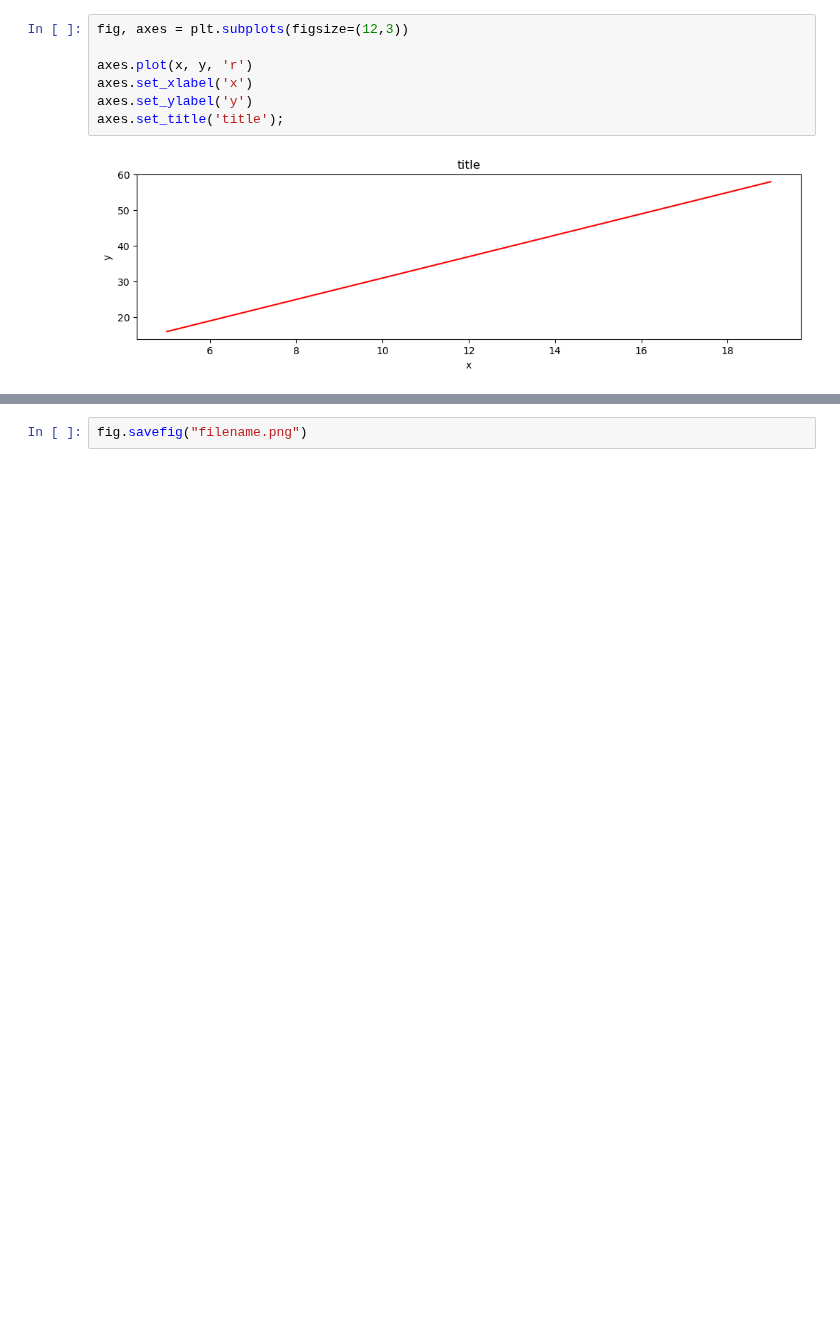
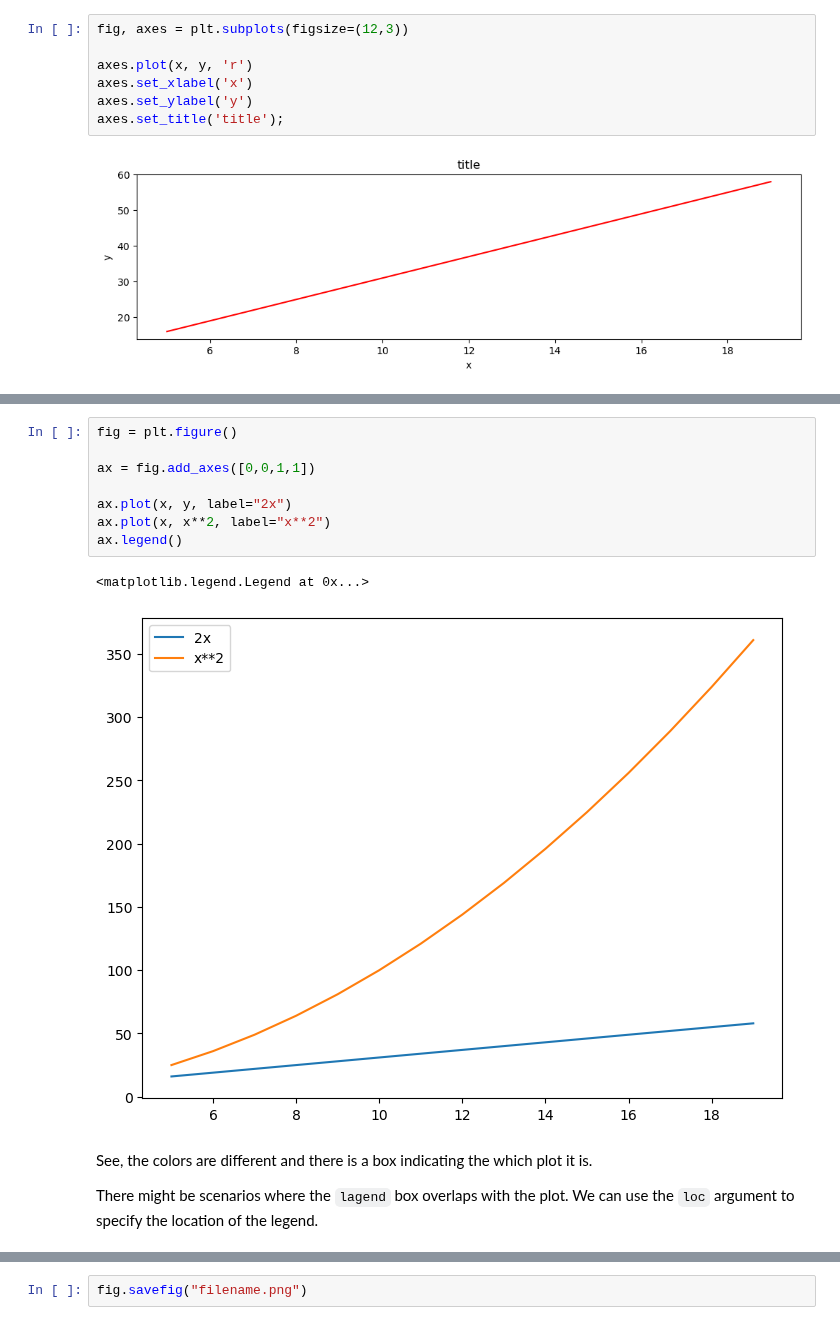
Before and after one commit to RishatTalukder/Machine-Learning-Zero-to-Hero, a Jupyter notebook: 4_MatplotLib/8_Data_Visualization_with_matplotlib.ipynb, the cells around one changed output, grey strips where cells are left out. Saved outputs shown, nothing was run; the diff lists cells and outputs as text; blank space fills up the shorter version.

```diff
--- a/4_MatplotLib/8_Data_Visualization_with_matplotlib.ipynb
+++ b/4_MatplotLib/8_Data_Visualization_with_matplotlib.ipynb
@@ -241,0 +248,15 @@ axes.set_title('title');
+# %%
+fig = plt.figure()
+
+ax = fig.add_axes([0,0,1,1])
+
+ax.plot(x, y, label="2x")
+ax.plot(x, x**2, label="x**2")
+ax.legend()
+# %% [output]
+<matplotlib.legend.Legend at 0x...>
+[figure, added]
+# %% [markdown]
+See, the colors are different and there is a box indicating the which plot it is.
+
+There might be scenarios where the `lagend` box overlaps with the plot. We can use the `loc` argument to specify the location of the legend.
```
Also changed, not shown: parts of 65 cells of this notebook, 1 other file.
